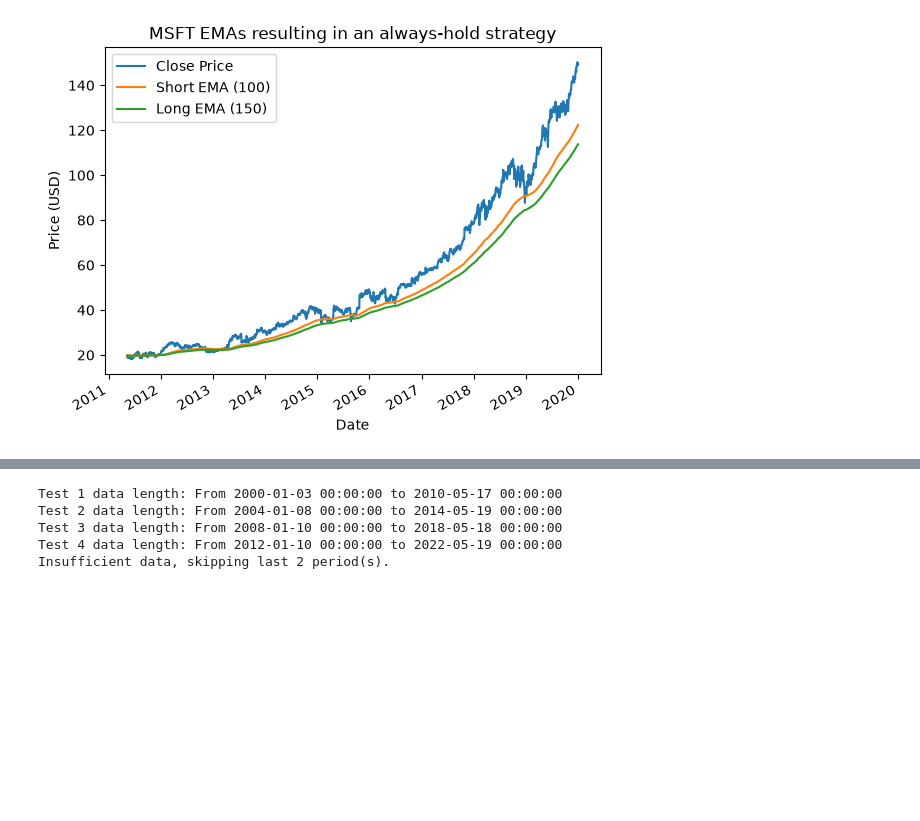
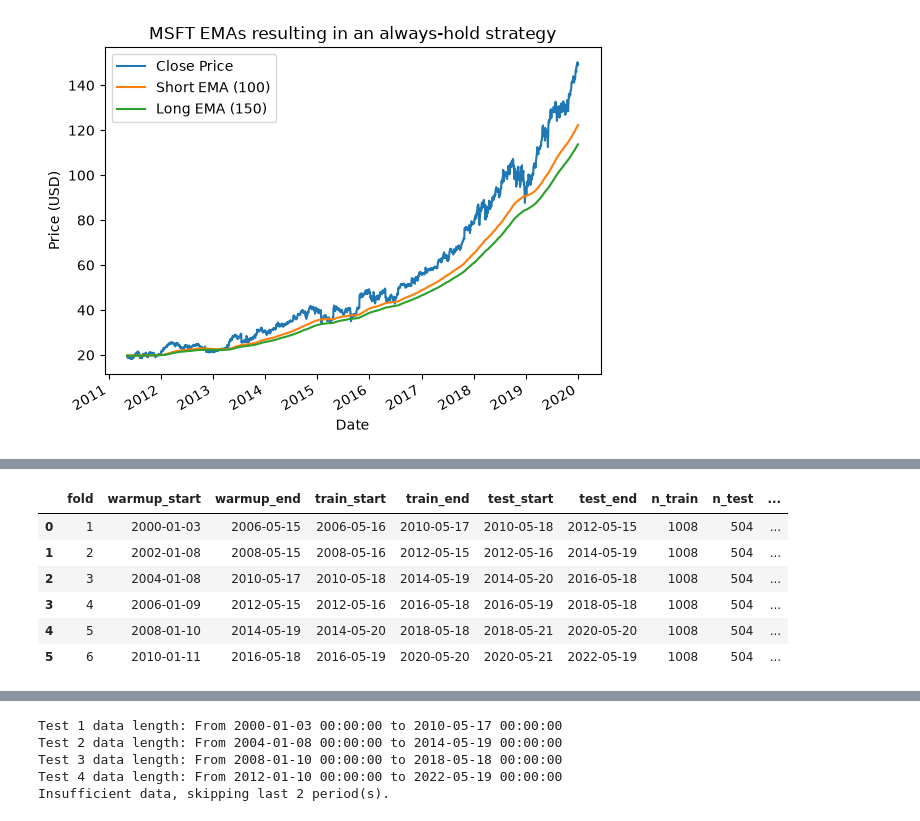
Before and after one commit to charlien74/systematic-trading-research, a Jupyter notebook: notebooks/01_exponential_moving_averages.ipynb, the cells around one changed output, grey strips where cells are left out. Cells and saved outputs as stored; diff of their text form; code cells hidden in the pictures; blank space fills up the shorter version.

```diff
--- a/notebooks/01_exponential_moving_averages.ipynb
+++ b/notebooks/01_exponential_moving_averages.ipynb
@@ -316,0 +337,25 @@ views.plot_emas_and_price(data_df, short_ema, long_ema, warmup_period,
+# %%
+from src.walk_forward import evaluate_ema_walk_forward
+
+walk_forward_prices = loader.get_prices(
+    ticker="NVDA", start="2000-01-01", end="2025-01-01"
+)
+walk_forward_result = evaluate_ema_walk_forward(
+    walk_forward_prices,
+    short_halflives=range(5, 195, 5),
+    long_halflives=range(10, 200, 5),
+    train_size=1008,
+    test_size=504,
+    n_splits=6,
+    warmup_size=1600,
+    transaction_cost_bps=5.0,
+)
+walk_forward_result.folds
+# %% [output]
+|  | fold | warmup_start | warmup_end | train_start | train_end | test_start | test_end | n_train | n_test | ... |
+| 0 | 1 | 2000-01-03 | 2006-05-15 | 2006-05-16 | 2010-05-17 | 2010-05-18 | 2012-05-15 | 1008 | 504 | ... |
+| 1 | 2 | 2002-01-08 | 2008-05-15 | 2008-05-16 | 2012-05-15 | 2012-05-16 | 2014-05-19 | 1008 | 504 | ... |
+| 2 | 3 | 2004-01-08 | 2010-05-17 | 2010-05-18 | 2014-05-19 | 2014-05-20 | 2016-05-18 | 1008 | 504 | ... |
+| 3 | 4 | 2006-01-09 | 2012-05-15 | 2012-05-16 | 2016-05-18 | 2016-05-19 | 2018-05-18 | 1008 | 504 | ... |
+| 4 | 5 | 2008-01-10 | 2014-05-19 | 2014-05-20 | 2018-05-18 | 2018-05-21 | 2020-05-20 | 1008 | 504 | ... |
+| 5 | 6 | 2010-01-11 | 2016-05-18 | 2016-05-19 | 2020-05-20 | 2020-05-21 | 2022-05-19 | 1008 | 504 | ... |
```
Also changed, not shown: parts of 7 cells of this notebook, 5 other files.
